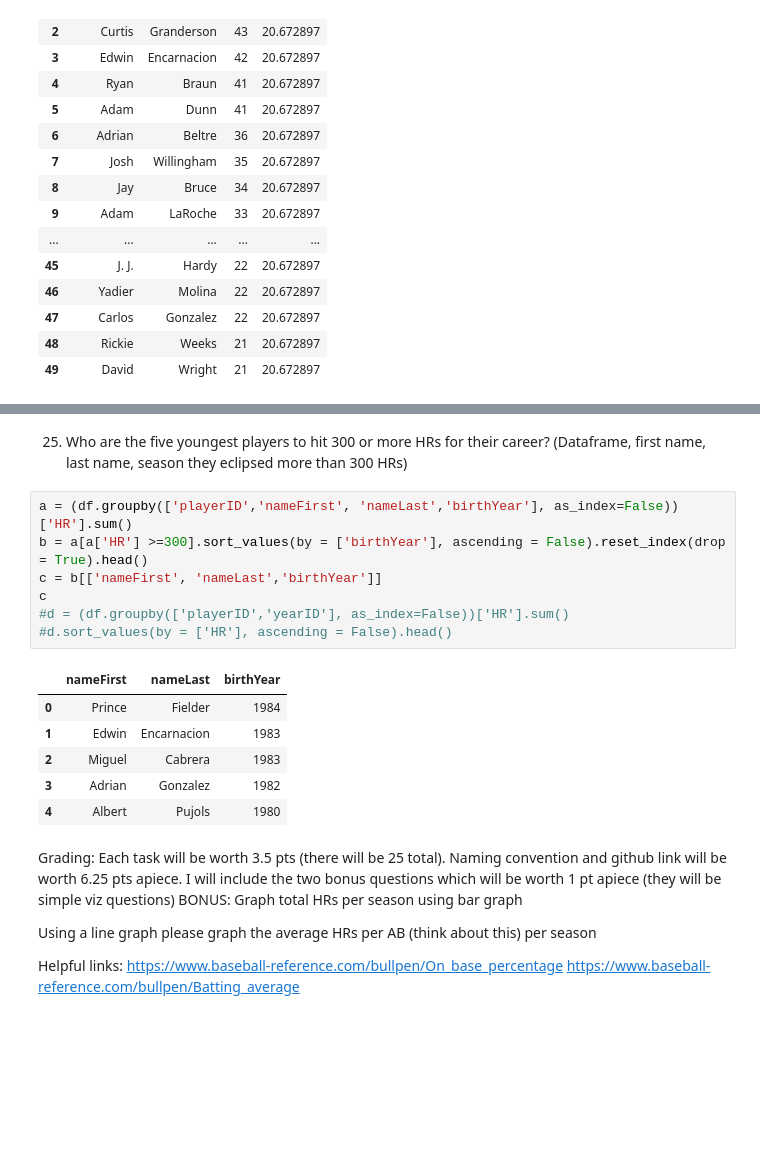
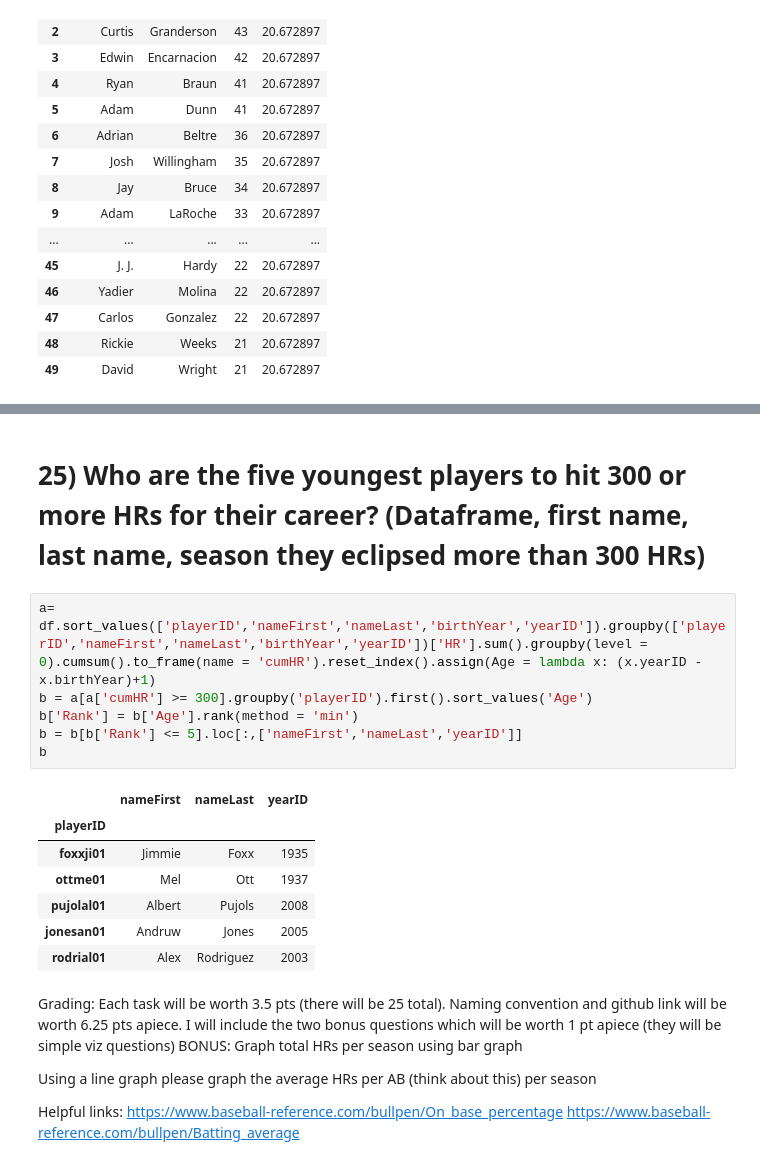
Before and after one commit to AnimeshJohri/Data-Science-Projects, a Jupyter notebook: 2. Exploratory Data Analysis on Baseball Dataset/Johri_Animesh_Assignment02.ipynb, the cells around one changed output, grey strips where cells are left out. Drawn from its saved outputs; the diff is of its cells as text; blank space fills up the shorter version.

```diff
--- a/2. Exploratory Data Analysis on Baseball Dataset/Johri_Animesh_Assignment02.ipynb
+++ b/2. Exploratory Data Analysis on Baseball Dataset/Johri_Animesh_Assignment02.ipynb
@@ -446,19 +450,19 @@ g.head(1)
 # %% [markdown]
-25)	Who are the five youngest players to hit 300 or more HRs for their career? (Dataframe, first name, last name, season they eclipsed more than 300 HRs)
+# 25)	Who are the five youngest players to hit 300 or more HRs for their career? (Dataframe, first name, last name, season they eclipsed more than 300 HRs)
-# %%
-a = (df.groupby(['playerID','nameFirst', 'nameLast','birthYear'], as_index=False))['HR'].sum()
-b = a[a['HR'] >=300].sort_values(by = ['birthYear'], ascending = False).reset_index(drop = True).head()
-c = b[['nameFirst', 'nameLast','birthYear']]
-c
-#d = (df.groupby(['playerID','yearID'], as_index=False))['HR'].sum()
-#d.sort_values(by = ['HR'], ascending = False).head()
-# %% [output]
-|  | nameFirst | nameLast | birthYear |
-| 0 | Prince | Fielder | 1984 |
-| 1 | Edwin | Encarnacion | 1983 |
-| 2 | Miguel | Cabrera | 1983 |
-| 3 | Adrian | Gonzalez | 1982 |
-| 4 | Albert | Pujols | 1980 |
+# %%
+a= df.sort_values(['playerID','nameFirst','nameLast','birthYear','yearID']).groupby(['playerID','nameFirst','nameLast','birthYear','yearID'])['HR'].sum().groupby(level = 0).cumsum().to_frame(name = 'cumHR').reset_index().assign(Age = lambda x: (x.yearID - x.birthYear)+1)
+b = a[a['cumHR'] >= 300].groupby('playerID').first().sort_values('Age')
+b['Rank'] = b['Age'].rank(method = 'min')
+b = b[b['Rank'] <= 5].loc[:,['nameFirst','nameLast','yearID']]
+b
+# %% [output]
+|  | nameFirst | nameLast | yearID |
+| playerID |  |  |  |
+| foxxji01 | Jimmie | Foxx | 1935 |
+| ottme01 | Mel | Ott | 1937 |
+| pujolal01 | Albert | Pujols | 2008 |
+| jonesan01 | Andruw | Jones | 2005 |
+| rodrial01 | Alex | Rodriguez | 2003 |
 # %% [markdown]
 Grading: Each task will be worth 3.5 pts (there will be 25 total).  Naming convention and github link will be worth 6.25 pts apiece.  I will include the two bonus questions which will be worth 1 pt apiece (they will be simple viz questions)
 BONUS:  Graph total HRs per season using bar graph
```
Also changed, not shown: parts of 41 cells of this notebook.
